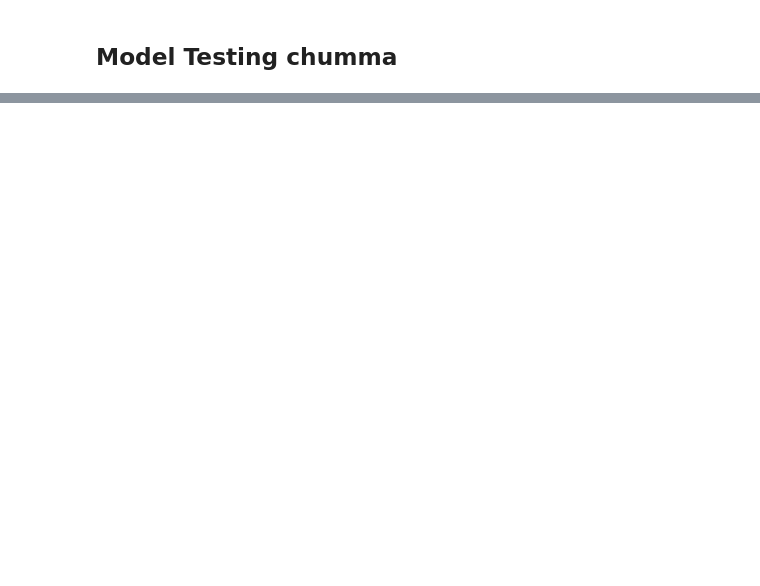
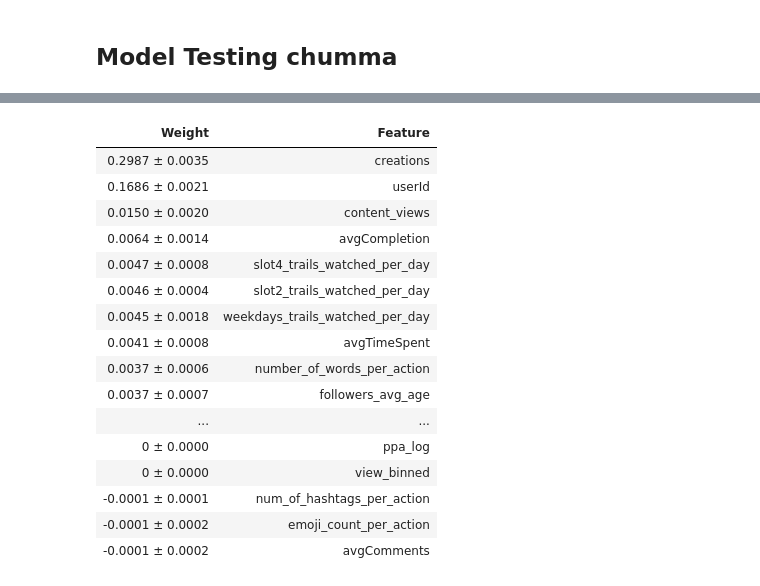
Before and after one commit to aryanpandey/Cascade-Cup-2020, a Jupyter notebook: Cascade_Cup_2020-Copy1.ipynb, the cells around one changed output, grey strips where cells are left out. Saved outputs shown, nothing was run; the diff lists cells and outputs as text; code cells hidden in the pictures; blank space fills up the shorter version.

```diff
--- a/Cascade_Cup_2020-Copy1.ipynb
+++ b/Cascade_Cup_2020-Copy1.ipynb
@@ -335,10 +398,10 @@ X = train.drop(['age_group'], axis = 1)
 Y = train['age_group']
 # %%
 from sklearn.model_selection import train_test_split
-X_Train, X_CV, Y_Train, Y_CV = train_test_split(X, Y, test_size = 0.15, random_state = 0)
+X_Train, X_CV, Y_Train, Y_CV = train_test_split(X, Y, test_size = 0.1, random_state = 0)
 # %%
-class_weights = {1:1, 2:5, 3:5, 4:5}
-clf = lgb.LGBMClassifier(n_estimators=1000, learning_rate=0.17, n_jobs=-1, reg_lambda=1,
-                         is_unbalanced = True, objective = 'multiclassova')
-clf.fit(X_Train, Y_Train, early_stopping_rounds = 200, eval_set = [(X_Train, Y_Train), (X_CV, Y_CV)], verbose = True)
+from xgboost import XGBClassifier
+xgb = XGBClassifier(n_estimators=10000,
+                    learning_rate=0.2, n_jobs=-1, objective = 'multiclassova')
+xgb.fit(X_Train, Y_Train, early_stopping_rounds = 200, eval_set = [(X_Train, Y_Train), (X_CV, Y_CV)],eval_metric = 'mlogloss', verbose = True)
 # %% [output]
@@ -374,5 +426,0 @@ print(f1_score(Y_CV, pred, average = 'weighted'))
-# %%
-from xgboost import XGBClassifier
-xgb = XGBClassifier(n_estimators=3000,
-                    learning_rate=0.2, n_jobs=-1, objective = 'multiclassova')
-xgb.fit(X_Train, Y_Train, early_stopping_rounds = 200, eval_set = [(X_Train, Y_Train), (X_CV, Y_CV)],eval_metric = 'mlogloss', verbose = True)
@@ -447,0 +450,26 @@ test_pred.to_csv('/content/drive/MyDrive/Datasets/Data/Preds/Submission11.csv',
+# %%
+import eli5
+from eli5.sklearn import PermutationImportance
+
+
+perm = PermutationImportance(xgb, random_state=1).fit(X_CV, Y_CV)
+# %%
+eli5.show_weights(perm, feature_names = X_CV.columns.tolist(), top=100)
+# %% [output]
+| Weight | Feature |
+| 0.2987 ± 0.0035 | creations |
+| 0.1686 ± 0.0021 | userId |
+| 0.0150 ± 0.0020 | content_views |
+| 0.0064 ± 0.0014 | avgCompletion |
+| 0.0047 ± 0.0008 | slot4_trails_watched_per_day |
+| 0.0046 ± 0.0004 | slot2_trails_watched_per_day |
+| 0.0045 ± 0.0018 | weekdays_trails_watched_per_day |
+| 0.0041 ± 0.0008 | avgTimeSpent |
+| 0.0037 ± 0.0006 | number_of_words_per_action |
+| 0.0037 ± 0.0007 | followers_avg_age |
+| ... | ... |
+| 0 ± 0.0000 | ppa_log |
+| 0 ± 0.0000 | view_binned |
+| -0.0001 ± 0.0001 | num_of_hashtags_per_action |
+| -0.0001 ± 0.0002 | emoji_count_per_action |
+| -0.0001 ± 0.0002 | avgComments |
```
Also changed, not shown: parts of 21 cells of this notebook.
